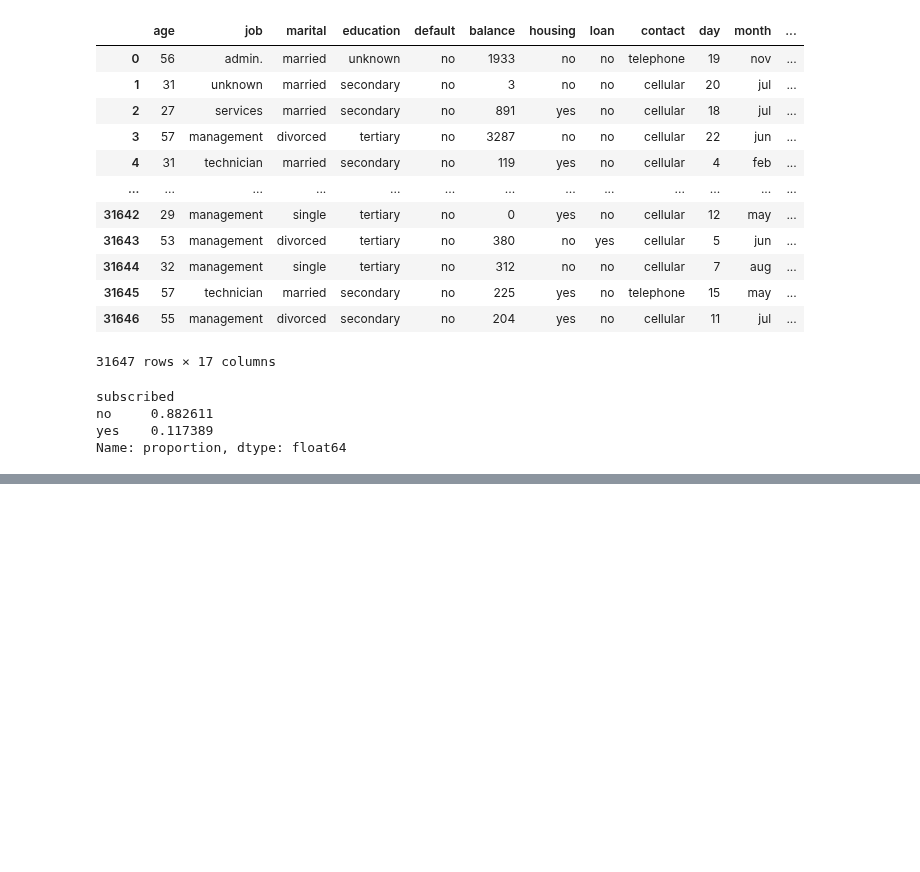
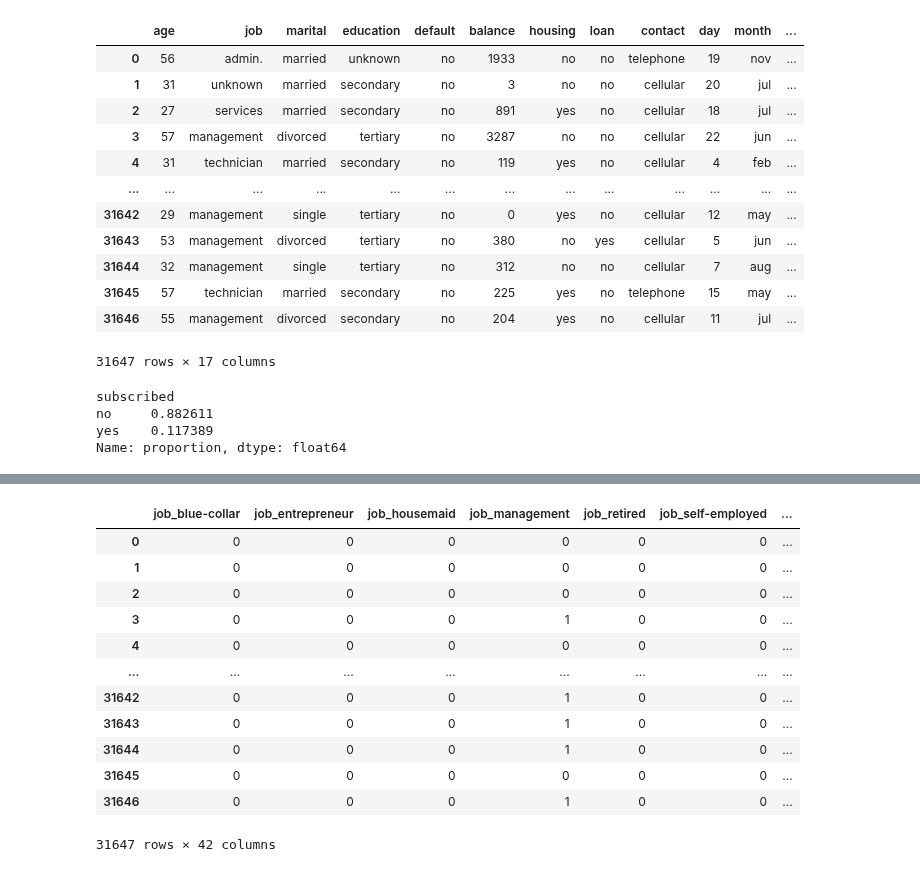
Before and after one commit to duttarajib78/Internship, a Jupyter notebook: Fourth_Phase_Practice_Projects/Bank_Marketing.ipynb, the cells around one changed output, grey strips where cells are left out. Drawn from its saved outputs; the diff is of its cells as text; code cells hidden in the pictures; blank space fills up the shorter version.

```diff
--- a/Fourth_Phase_Practice_Projects/Bank_Marketing.ipynb
+++ b/Fourth_Phase_Practice_Projects/Bank_Marketing.ipynb
@@ -68,0 +184,18 @@ Name: proportion, dtype: float64
+# %%
+num_feature_df=features.select_dtypes('number')
+model_df=pd.concat([model_df,num_feature_df],axis=1,join='inner')
+model_df
+# %% [output]
+|  | job_blue-collar | job_entrepreneur | job_housemaid | job_management | job_retired | job_self-employed | ... |
+| 0 | 0 | 0 | 0 | 0 | 0 | 0 | ... |
+| 1 | 0 | 0 | 0 | 0 | 0 | 0 | ... |
+| 2 | 0 | 0 | 0 | 0 | 0 | 0 | ... |
+| 3 | 0 | 0 | 0 | 1 | 0 | 0 | ... |
+| 4 | 0 | 0 | 0 | 0 | 0 | 0 | ... |
+| ... | ... | ... | ... | ... | ... | ... | ... |
+| 31642 | 0 | 0 | 0 | 1 | 0 | 0 | ... |
+| 31643 | 0 | 0 | 0 | 1 | 0 | 0 | ... |
+| 31644 | 0 | 0 | 0 | 1 | 0 | 0 | ... |
+| 31645 | 0 | 0 | 0 | 0 | 0 | 0 | ... |
+| 31646 | 0 | 0 | 0 | 1 | 0 | 0 | ... |
+31647 rows × 42 columns
```
Also changed, not shown: parts of 18 cells of this notebook.
